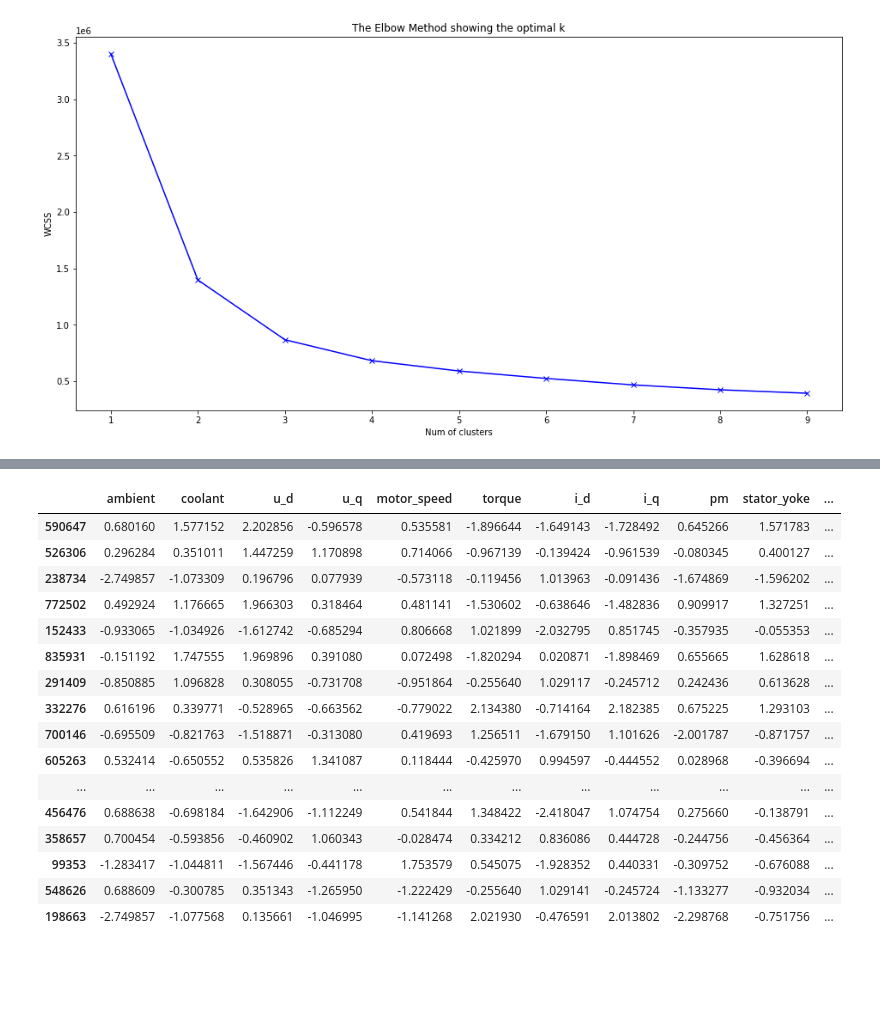
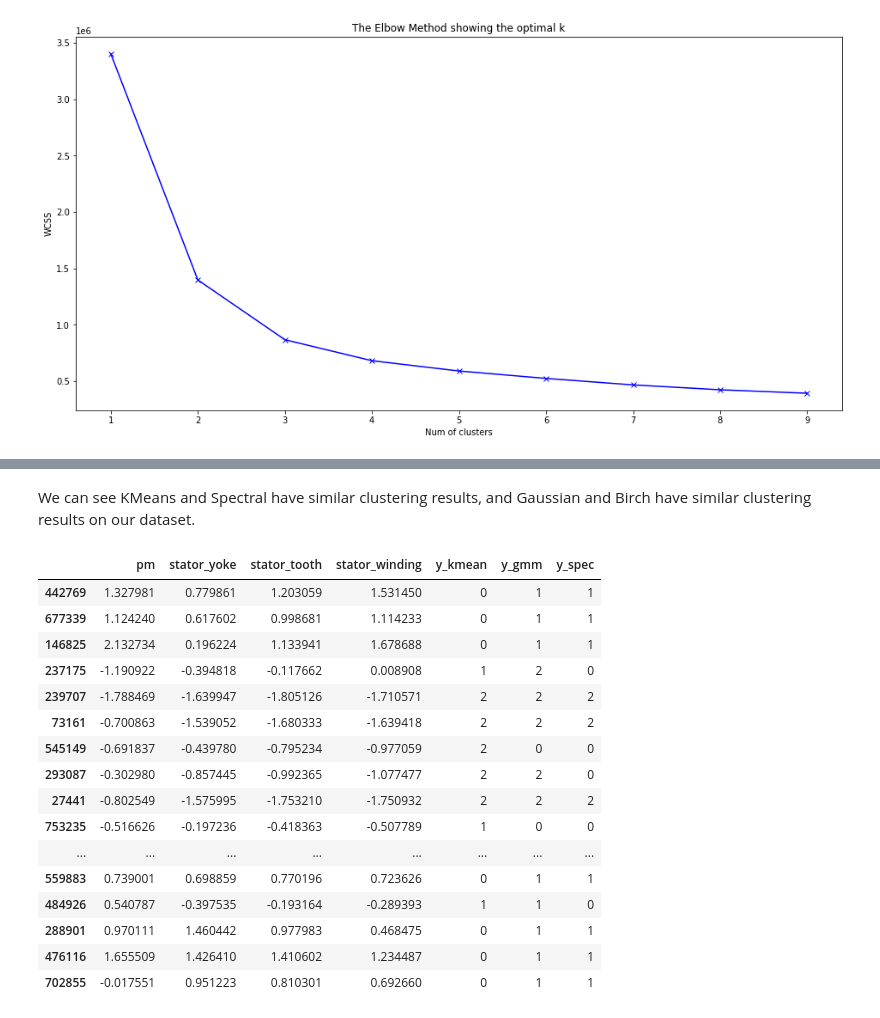
Before and after one commit to YuxingW/machine_learning, a Jupyter notebook: hw2_clustering/hw_clustering_ski.ipynb, the cells around one changed output, grey strips where cells are left out. Cells and saved outputs as stored; diff of their text form; code cells hidden in the pictures; blank space fills up the shorter version.

```diff
--- a/hw2_clustering/hw_clustering_ski.ipynb
+++ b/hw2_clustering/hw_clustering_ski.ipynb
@@ -47,2 +51,6 @@ df_main.head()
+# %%
+target_feature_list = ['pm', 'stator_yoke', 'stator_tooth', 'stator_winding']
+
+df_cluster = df_main[target_feature_list].sample(frac=0.01)
 # %% [markdown]
 Feature importance and selection
@@ -127,7 +130,6 @@ Use elbow method to determine cluster number N <br />
 # %%
 from sklearn.cluster import KMeans
 
-df_cluster = df_main[target_feature_list]
 wcss = []
 K = range(1,10)
 for k in K:
@@ -145,0 +151,12 @@ plt.show()
+# %%
+from sklearn.cluster import SpectralClustering
+
+X = df_cluster.to_numpy()
+
+spc_cluster = SpectralClustering(n_clusters=3,
+         assign_labels="discretize",
+         random_state=0)
+spc_cluster.fit(X)
+
+plt.scatter(X[:, 0], X[:, 1], c=spc_cluster.labels_, s=30, cmap='viridis')
+plt.show()
@@ -163,7 +184,7 @@ plt.show()
 from sklearn import mixture
 
 gmm = mixture.GaussianMixture(n_components=3).fit(X)
-labels = gmm.predict(X)
-plt.scatter(X[:, 0], X[:, 1], c=labels, s=40, cmap='viridis')
+gmm_labels = gmm.predict(X)
+plt.scatter(X[:, 0], X[:, 1], c=gmm_labels, s=40, cmap='viridis')
 # %% [output]
 <matplotlib.collections.PathCollection at 0x...>
@@ -171,22 +203,25 @@ plt.scatter(X[:, 0], X[:, 1], c=labels, s=40, cmap='viridis')
+# %% [markdown]
+We can see KMeans and Spectral have similar clustering results, and Gaussian and Birch have similar clustering results on our dataset.
 # %%
-df_main['y_kmean'] = kmeans.labels_
-df_main['y_gmm'] = labels
-df_main.sample(n=20)
+df_cluster['y_kmean'] = kmeans.labels_
+df_cluster['y_gmm'] = gmm_labels
+df_cluster['y_spec'] = spc_cluster.labels_
+df_cluster.sample(n=30)
 # %% [output]
-|  | ambient | coolant | u_d | u_q | motor_speed | torque | i_d | i_q | pm | stator_yoke | ... |
-| 590647 | 0.680160 | 1.577152 | 2.202856 | -0.596578 | 0.535581 | -1.896644 | -1.649143 | -1.728492 | 0.645266 | 1.571783 | ... |
-| 526306 | 0.296284 | 0.351011 | 1.447259 | 1.170898 | 0.714066 | -0.967139 | -0.139424 | -0.961539 | -0.080345 | 0.400127 | ... |
-| 238734 | -2.749857 | -1.073309 | 0.196796 | 0.077939 | -0.573118 | -0.119456 | 1.013963 | -0.091436 | -1.674869 | -1.596202 | ... |
-| 772502 | 0.492924 | 1.176665 | 1.966303 | 0.318464 | 0.481141 | -1.530602 | -0.638646 | -1.482836 | 0.909917 | 1.327251 | ... |
-| 152433 | -0.933065 | -1.034926 | -1.612742 | -0.685294 | 0.806668 | 1.021899 | -2.032795 | 0.851745 | -0.357935 | -0.055353 | ... |
-| 835931 | -0.151192 | 1.747555 | 1.969896 | 0.391080 | 0.072498 | -1.820294 | 0.020871 | -1.898469 | 0.655665 | 1.628618 | ... |
-| 291409 | -0.850885 | 1.096828 | 0.308055 | -0.731708 | -0.951864 | -0.255640 | 1.029117 | -0.245712 | 0.242436 | 0.613628 | ... |
-| 332276 | 0.616196 | 0.339771 | -0.528965 | -0.663562 | -0.779022 | 2.134380 | -0.714164 | 2.182385 | 0.675225 | 1.293103 | ... |
-| 700146 | -0.695509 | -0.821763 | -1.518871 | -0.313080 | 0.419693 | 1.256511 | -1.679150 | 1.101626 | -2.001787 | -0.871757 | ... |
-| 605263 | 0.532414 | -0.650552 | 0.535826 | 1.341087 | 0.118444 | -0.425970 | 0.994597 | -0.444552 | 0.028968 | -0.396694 | ... |
-| ... | ... | ... | ... | ... | ... | ... | ... | ... | ... | ... | ... |
-| 456476 | 0.688638 | -0.698184 | -1.642906 | -1.112249 | 0.541844 | 1.348422 | -2.418047 | 1.074754 | 0.275660 | -0.138791 | ... |
-| 358657 | 0.700454 | -0.593856 | -0.460902 | 1.060343 | -0.028474 | 0.334212 | 0.836086 | 0.444728 | -0.244756 | -0.456364 | ... |
-| 99353 | -1.283417 | -1.044811 | -1.567446 | -0.441178 | 1.753579 | 0.545075 | -1.928352 | 0.440331 | -0.309752 | -0.676088 | ... |
-| 548626 | 0.688609 | -0.300785 | 0.351343 | -1.265950 | -1.222429 | -0.255640 | 1.029141 | -0.245724 | -1.133277 | -0.932034 | ... |
-| 198663 | -2.749857 | -1.077568 | 0.135661 | -1.046995 | -1.141268 | 2.021930 | -0.476591 | 2.013802 | -2.298768 | -0.751756 | ... |
+|  | pm | stator_yoke | stator_tooth | stator_winding | y_kmean | y_gmm | y_spec |
+| 442769 | 1.327981 | 0.779861 | 1.203059 | 1.531450 | 0 | 1 | 1 |
+| 677339 | 1.124240 | 0.617602 | 0.998681 | 1.114233 | 0 | 1 | 1 |
+| 146825 | 2.132734 | 0.196224 | 1.133941 | 1.678688 | 0 | 1 | 1 |
+| 237175 | -1.190922 | -0.394818 | -0.117662 | 0.008908 | 1 | 2 | 0 |
+| 239707 | -1.788469 | -1.639947 | -1.805126 | -1.710571 | 2 | 2 | 2 |
+| 73161 | -0.700863 | -1.539052 | -1.680333 | -1.639418 | 2 | 2 | 2 |
+| 545149 | -0.691837 | -0.439780 | -0.795234 | -0.977059 | 2 | 0 | 0 |
+| 293087 | -0.302980 | -0.857445 | -0.992365 | -1.077477 | 2 | 2 | 0 |
+| 27441 | -0.802549 | -1.575995 | -1.753210 | -1.750932 | 2 | 2 | 2 |
+| 753235 | -0.516626 | -0.197236 | -0.418363 | -0.507789 | 1 | 0 | 0 |
+| ... | ... | ... | ... | ... | ... | ... | ... |
+| 559883 | 0.739001 | 0.698859 | 0.770196 | 0.723626 | 0 | 1 | 1 |
+| 484926 | 0.540787 | -0.397535 | -0.193164 | -0.289393 | 1 | 1 | 0 |
+| 288901 | 0.970111 | 1.460442 | 0.977983 | 0.468475 | 0 | 1 | 1 |
+| 476116 | 1.655509 | 1.426410 | 1.410602 | 1.234487 | 0 | 1 | 1 |
+| 702855 | -0.017551 | 0.951223 | 0.810301 | 0.692660 | 0 | 1 | 1 |
```
Also changed, not shown: parts of 19 cells of this notebook.
